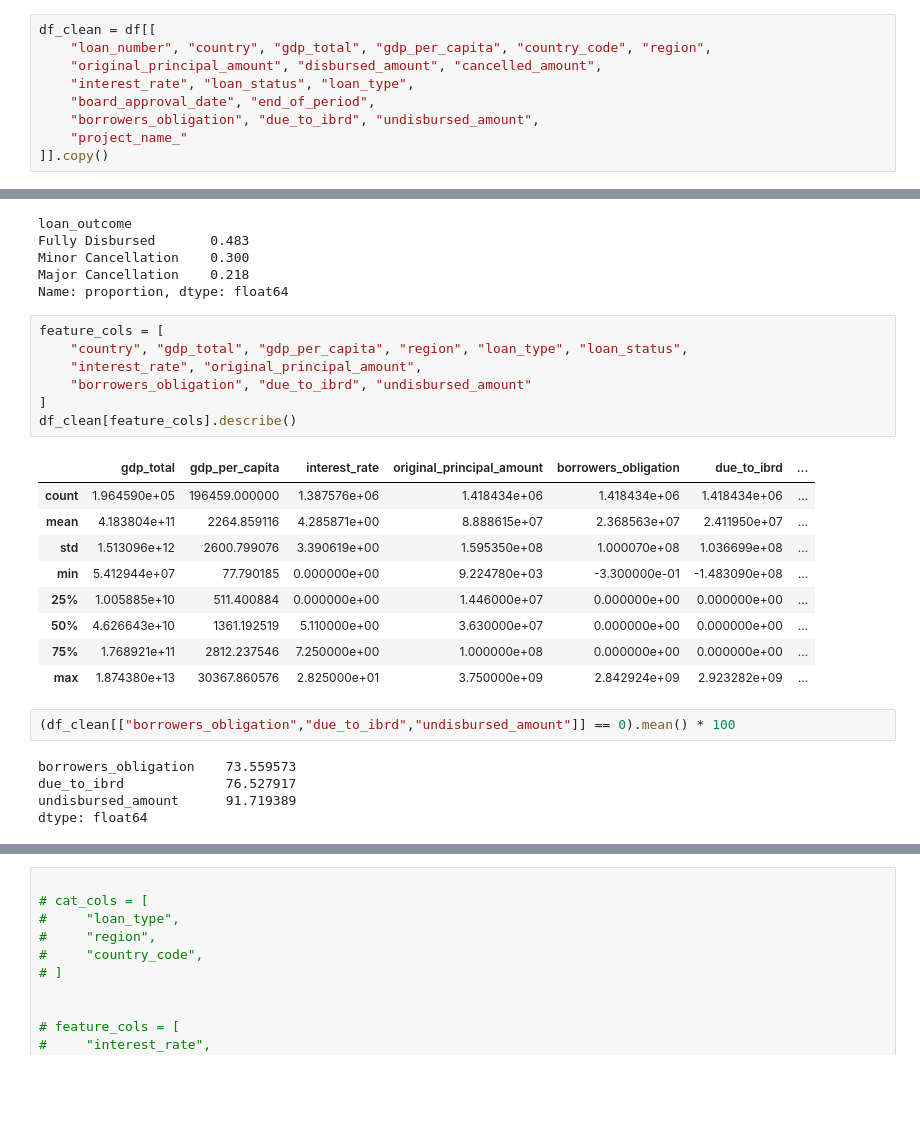
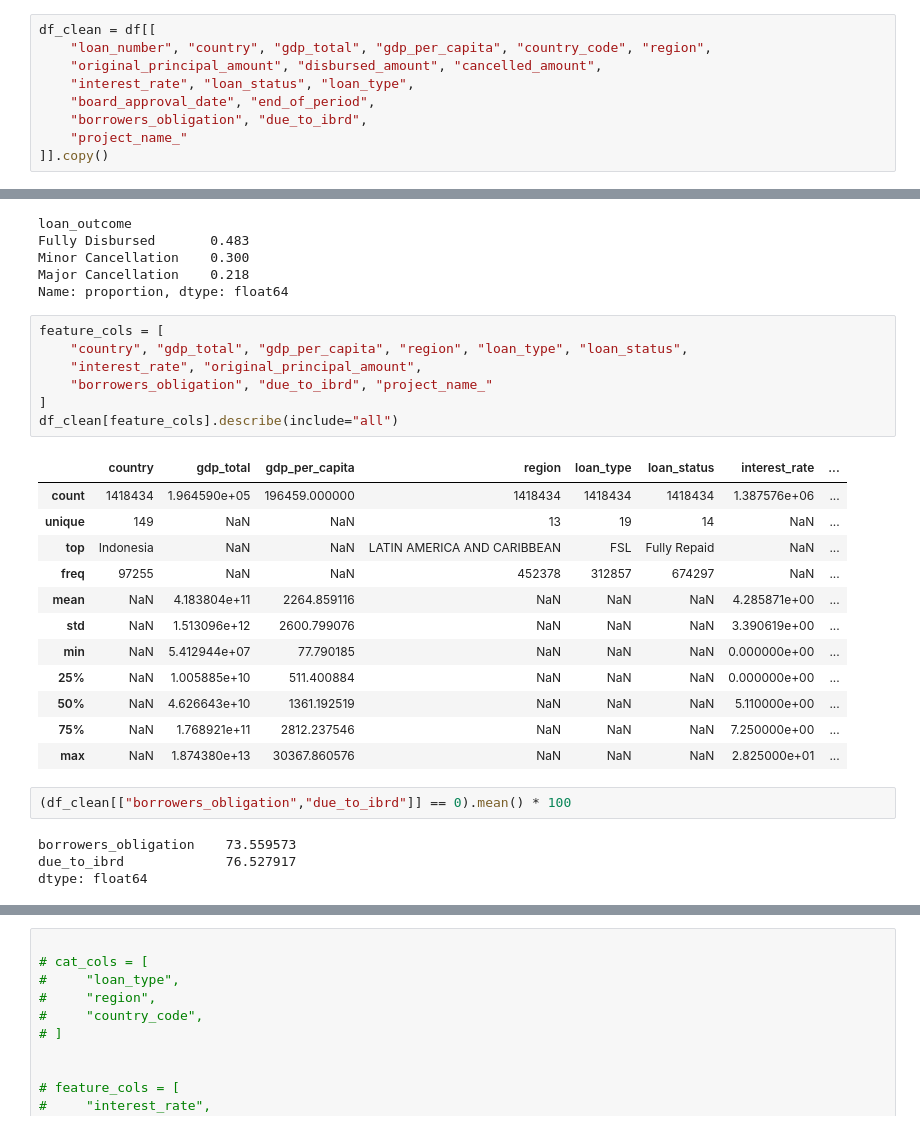
Before and after one commit to AlexLanier/World-Bank-AI-Analysis, a Jupyter notebook: Loans&Guarantees.ipynb, the cells around one changed output, grey strips where cells are left out. Drawn from its saved outputs; the diff is of its cells as text; blank space fills up the shorter version.

```diff
--- a/Loans&Guarantees.ipynb
+++ b/Loans&Guarantees.ipynb
@@ -299,7 +279,7 @@ df_clean = df[[
     "original_principal_amount", "disbursed_amount", "cancelled_amount",
     "interest_rate", "loan_status", "loan_type",
     "board_approval_date", "end_of_period",
-    "borrowers_obligation", "due_to_ibrd", "undisbursed_amount",
+    "borrowers_obligation", "due_to_ibrd",
     "project_name_"
 ]].copy()
 # %%
@@ -397,26 +377,28 @@ Name: proportion, dtype: float64
 # %%
 feature_cols = [
     "country", "gdp_total", "gdp_per_capita", "region", "loan_type", "loan_status",
     "interest_rate", "original_principal_amount",
-    "borrowers_obligation", "due_to_ibrd", "undisbursed_amount"
+    "borrowers_obligation", "due_to_ibrd", "project_name_"
 ]
-df_clean[feature_cols].describe()
+df_clean[feature_cols].describe(include="all")
 # %% [output]
-|  | gdp_total | gdp_per_capita | interest_rate | original_principal_amount | borrowers_obligation | due_to_ibrd | ... |
-| count | 1.964590e+05 | 196459.000000 | 1.387576e+06 | 1.418434e+06 | 1.418434e+06 | 1.418434e+06 | ... |
-| mean | 4.183804e+11 | 2264.859116 | 4.285871e+00 | 8.888615e+07 | 2.368563e+07 | 2.411950e+07 | ... |
-| std | 1.513096e+12 | 2600.799076 | 3.390619e+00 | 1.595350e+08 | 1.000070e+08 | 1.036699e+08 | ... |
-| min | 5.412944e+07 | 77.790185 | 0.000000e+00 | 9.224780e+03 | -3.300000e-01 | -1.483090e+08 | ... |
-| 25% | 1.005885e+10 | 511.400884 | 0.000000e+00 | 1.446000e+07 | 0.000000e+00 | 0.000000e+00 | ... |
-| 50% | 4.626643e+10 | 1361.192519 | 5.110000e+00 | 3.630000e+07 | 0.000000e+00 | 0.000000e+00 | ... |
-| 75% | 1.768921e+11 | 2812.237546 | 7.250000e+00 | 1.000000e+08 | 0.000000e+00 | 0.000000e+00 | ... |
-| max | 1.874380e+13 | 30367.860576 | 2.825000e+01 | 3.750000e+09 | 2.842924e+09 | 2.923282e+09 | ... |
+|  | country | gdp_total | gdp_per_capita | region | loan_type | loan_status | interest_rate | ... |
+| count | 1418434 | 1.964590e+05 | 196459.000000 | 1418434 | 1418434 | 1418434 | 1.387576e+06 | ... |
+| unique | 149 | NaN | NaN | 13 | 19 | 14 | NaN | ... |
+| top | Indonesia | NaN | NaN | LATIN AMERICA AND CARIBBEAN | FSL | Fully Repaid | NaN | ... |
+| freq | 97255 | NaN | NaN | 452378 | 312857 | 674297 | NaN | ... |
+| mean | NaN | 4.183804e+11 | 2264.859116 | NaN | NaN | NaN | 4.285871e+00 | ... |
+| std | NaN | 1.513096e+12 | 2600.799076 | NaN | NaN | NaN | 3.390619e+00 | ... |
+| min | NaN | 5.412944e+07 | 77.790185 | NaN | NaN | NaN | 0.000000e+00 | ... |
+| 25% | NaN | 1.005885e+10 | 511.400884 | NaN | NaN | NaN | 0.000000e+00 | ... |
+| 50% | NaN | 4.626643e+10 | 1361.192519 | NaN | NaN | NaN | 5.110000e+00 | ... |
+| 75% | NaN | 1.768921e+11 | 2812.237546 | NaN | NaN | NaN | 7.250000e+00 | ... |
+| max | NaN | 1.874380e+13 | 30367.860576 | NaN | NaN | NaN | 2.825000e+01 | ... |
 # %%
-(df_clean[["borrowers_obligation","due_to_ibrd","undisbursed_amount"]] == 0).mean() * 100
+(df_clean[["borrowers_obligation","due_to_ibrd"]] == 0).mean() * 100
 # %% [output]
 borrowers_obligation    73.559573
 due_to_ibrd             76.527917
-undisbursed_amount      91.719389
 dtype: float64
 # %%
 import numpy as np
```
Also changed, not shown: parts of 17 cells of this notebook.
